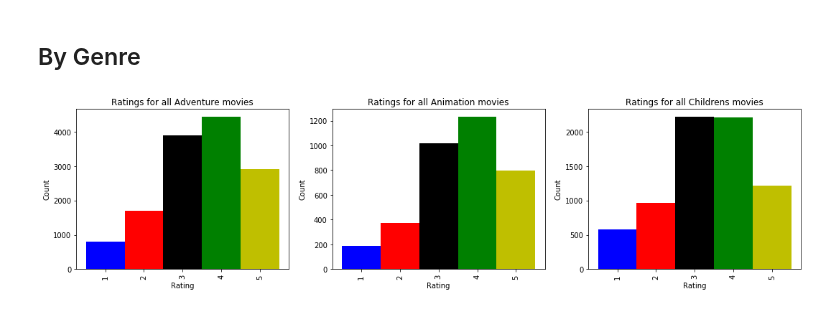
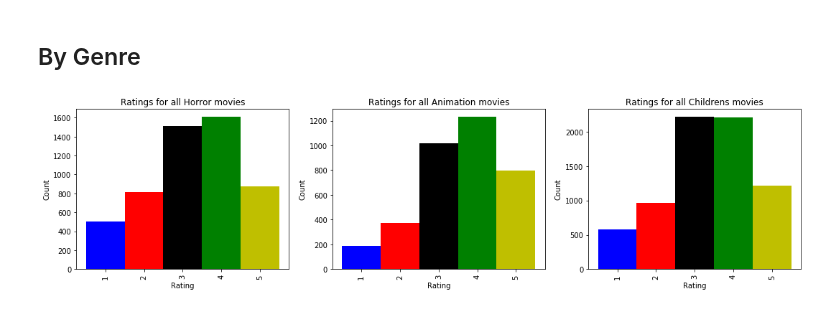
Before and after one commit to akshayyeluri/MovieLensViz, a Jupyter notebook: 4_viz.ipynb, the cells around one changed output. Saved outputs shown, nothing was run; the diff lists cells and outputs as text; code cells hidden in the pictures.

```diff
--- a/4_viz.ipynb
+++ b/4_viz.ipynb
@@ -91,17 +91,17 @@ plt.gcf().set_size_inches(18, 10)
 # %% [markdown]
 ## By Genre
 # %%
-genres = ["Adventure", "Animation", "Childrens"]
+genres = ["Horror", "Animation", "Childrens"]
 fig, axes = plt.subplots(1, len(genres), figsize = (5 * len(genres), 4))
 
 for ax, genre in zip(axes, genres):
     ids = movie_df.loc[movie_df[genre] == 1, "Movie Id"]
     ratings = data_df.loc[data_df["Movie Id"].isin(ids), "Rating"]
     hist_vals = ratings.value_counts().sort_index()
     hist_vals.plot(kind="bar", width=1.0, color=['b', 'r', 'k', 'g', 'y'], ax=ax)
     ax.set_xlabel("Rating"); ax.set_ylabel("Count");
     ax.set_title(f'Ratings for all {genre} movies');
 
 plt.tight_layout();
 # %% [output]
-[figure, old version]
+[figure, new version]
```
Also changed, not shown: 4 other files.
